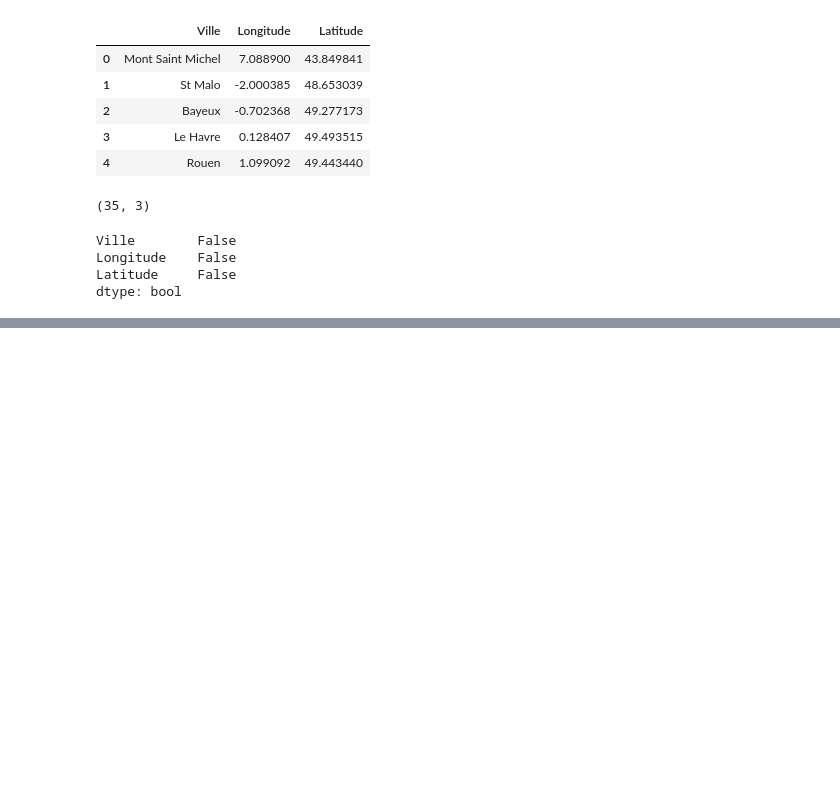
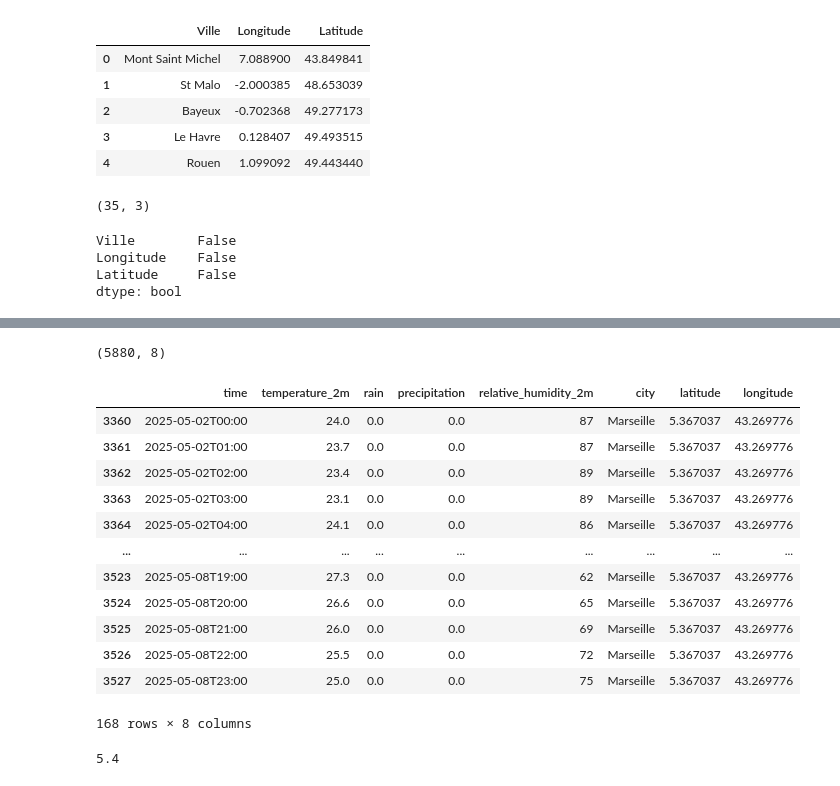
Before and after one commit to datA-jed/Projet-Kayak, a Jupyter notebook: plan_your_trip_with_kayak.ipynb, the cells around one changed output, grey strips where cells are left out. Cells and saved outputs as stored; diff of their text form; code cells hidden in the pictures; blank space fills up the shorter version.

```diff
--- a/plan_your_trip_with_kayak.ipynb
+++ b/plan_your_trip_with_kayak.ipynb
@@ -178,6 +183,6 @@ print(response.json())
 # %%
 # Test with the first city
-test_city = df.iloc[0]
-weather_data = get_weather(test_city['Latitude'], test_city['Longitude'])
+test_city = df.iloc[1]
+weather_data = get_weather(test_city['Longitude'], test_city['Latitude'])
 print(weather_data)
 # %% [output]
@@ -184,0 +196,25 @@ None
+# %%
+def json_to_df(weather_data, city, lat, lon):
+    if weather_data and "hourly" in weather_data:
+        df = pd.DataFrame(weather_data["hourly"])
+        df["city"] = city
+        df["latitude"] = lat
+        df["longitude"] = lon
+        return df
+    else:
+        return pd.DataFrame()  # DataFrame vide
+
+# Génération du DataFrame final
+df_final = pd.DataFrame()
+
+for city in villes:
+    lat, lon = get_coordinates(city)
+    if lat is not None and lon is not None:
+        weather_data = get_weather(lat, lon)
+        df_city = json_to_df(weather_data, city, lat, lon)
+        df_final = pd.concat([df_final, df_city], ignore_index=True)
+        print(f"{city} OK ({lat}, {lon})")
+
+
+df_final.reset_index(drop=True, inplace=True)
+df_final.head()
@@ -184,0 +245,24 @@ None
+# %%
+df_final.shape # on vérifie les dimensions du dataframe final. On a 5880 lignes, ce qui correspond aux 35 villes et 168 heures de prévisions météo (7 jours * 24 heures) pour chaque ville
+# %% [output]
+(5880, 8)
+# %%
+df_final[df_final['city'] == 'Marseille']
+# %% [output]
+|  | time | temperature_2m | rain | precipitation | relative_humidity_2m | city | latitude | longitude |
+| 3360 | 2025-05-02T00:00 | 24.0 | 0.0 | 0.0 | 87 | Marseille | 5.367037 | 43.269776 |
+| 3361 | 2025-05-02T01:00 | 23.7 | 0.0 | 0.0 | 87 | Marseille | 5.367037 | 43.269776 |
+| 3362 | 2025-05-02T02:00 | 23.4 | 0.0 | 0.0 | 89 | Marseille | 5.367037 | 43.269776 |
+| 3363 | 2025-05-02T03:00 | 23.1 | 0.0 | 0.0 | 89 | Marseille | 5.367037 | 43.269776 |
+| 3364 | 2025-05-02T04:00 | 24.1 | 0.0 | 0.0 | 86 | Marseille | 5.367037 | 43.269776 |
+| ... | ... | ... | ... | ... | ... | ... | ... | ... |
+| 3523 | 2025-05-08T19:00 | 27.3 | 0.0 | 0.0 | 62 | Marseille | 5.367037 | 43.269776 |
+| 3524 | 2025-05-08T20:00 | 26.6 | 0.0 | 0.0 | 65 | Marseille | 5.367037 | 43.269776 |
+| 3525 | 2025-05-08T21:00 | 26.0 | 0.0 | 0.0 | 69 | Marseille | 5.367037 | 43.269776 |
+| 3526 | 2025-05-08T22:00 | 25.5 | 0.0 | 0.0 | 72 | Marseille | 5.367037 | 43.269776 |
+| 3527 | 2025-05-08T23:00 | 25.0 | 0.0 | 0.0 | 75 | Marseille | 5.367037 | 43.269776 |
+168 rows × 8 columns
+# %%
+df_final['precipitation'].max()
+# %% [output]
+5.4
```
Also changed, not shown: parts of 19 cells of this notebook.
